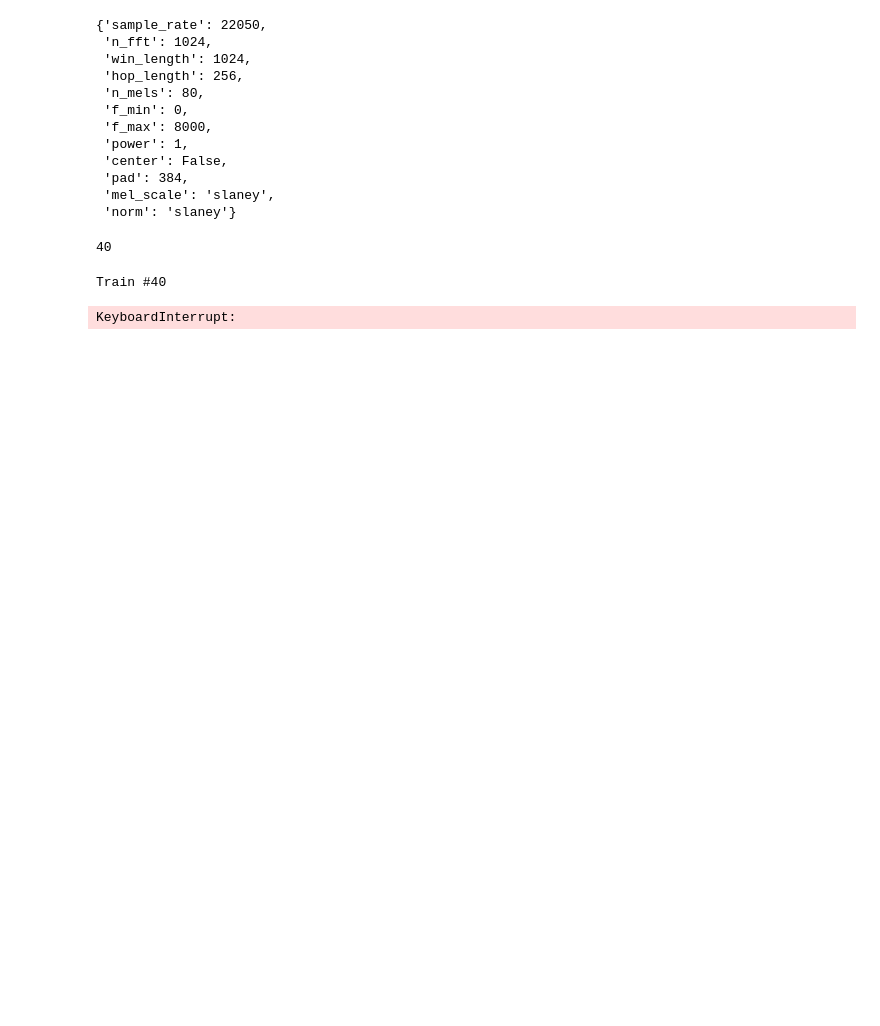
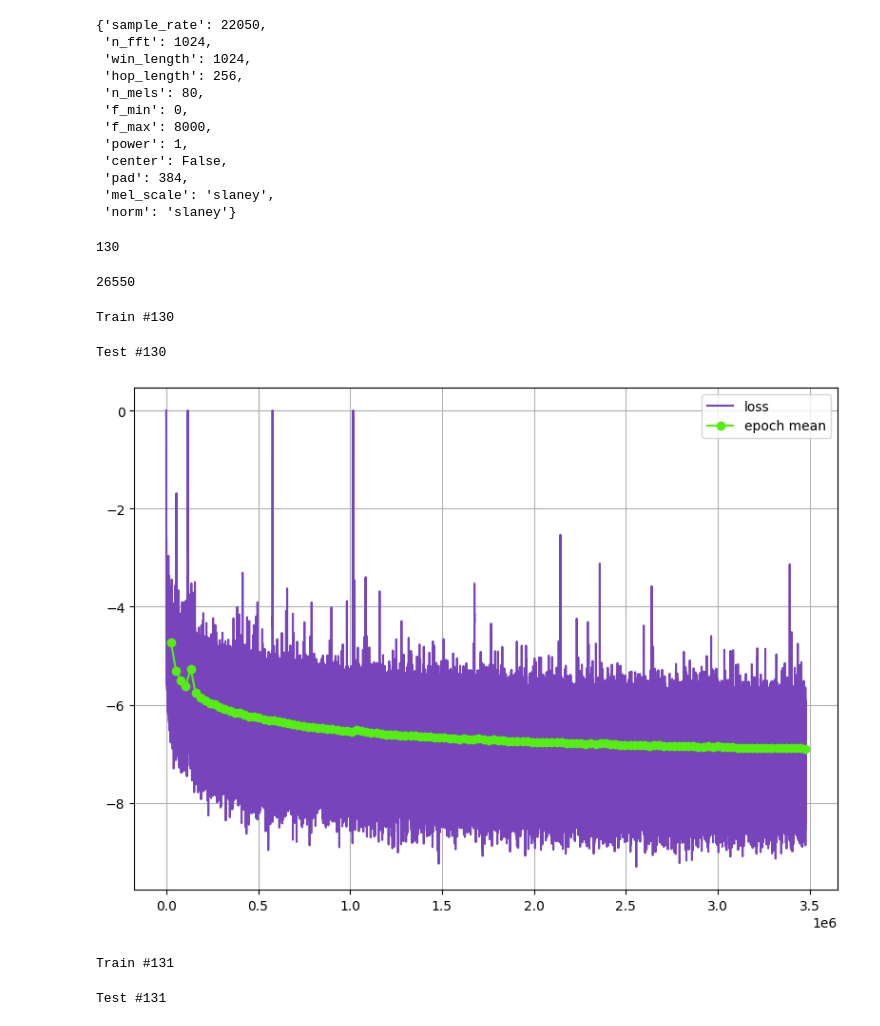
Before and after one commit to vvh413/vocoders, a Jupyter notebook: train_waveglow.ipynb, the cells around one changed output. Saved outputs shown, nothing was run; the diff lists cells and outputs as text; code cells hidden in the pictures; blank space fills up the shorter version.

```diff
--- a/train_waveglow.ipynb
+++ b/train_waveglow.ipynb
@@ -220,8 +232,10 @@ criterion = WaveGlowLoss(sigma=1.0)
 # %%
-def train(epoch, model, opt, dataloader):
-    progress = tqdm(dataloader, desc=f"Train #{epoch}\n")
+def train(epoch, model, opt, dataloader, iter_offset=0):
+    progress = tqdm(dataloader, initial=iter_offset, total=len(dataloader) + iter_offset, desc=f"Train #{epoch}\n")
 
     losses = []
+    if iter_offset != 0:
+        losses = train_losses.pop(-1)
 
     model.train()
     for wav in progress:
@@ -239,7 +253,10 @@ def train(epoch, model, opt, dataloader):
         losses.append(loss.item())
 
         progress.set_description(
-            (f"Epoch #{epoch} | " f"loss: {loss.item():0.3} | " f"epoch mean: {np.mean(losses):0.3} | ")
+            (f"Train #{epoch} | " f"loss: {loss.item():0.3} | " f"epoch mean: {np.mean(losses):0.3} | ")
         )
 
+        if (progress.n + 1) % 2000 == 0:
+            save_checkpoint(model, opt, epoch, progress.n + 1, train_losses + [losses])
+
     return losses
@@ -272,7 +311,16 @@ def test(epoch, model, dataloader, n_samples=10):
 # %%
+torch.backends.cudnn.enabled = True
 torch.backends.cudnn.benchmark = True
-EPOCHS = 100
-EPOCH_OFFSET = 40
+EPOCHS = 132
+
+try:
+    progress = json.load(open(f"models/{MODEL_TAG}/progress.json", "r"))
+    EPOCH_OFFSET = progress["epoch"]
+    ITER_OFFSET = progress["iteration"]
+except:
+    EPOCH_OFFSET = 0
+    ITER_OFFSET = 0
+
 checkpoint = (EPOCH_OFFSET - 1) % 10
 train_losses = []
 
@@ -283,17 +331,30 @@ if EPOCH_OFFSET:
 # %%
 len(train_losses)
 # %% [output]
-40
+130
+# %%
+dataset_train = Subset(dataset, random_indexes[ITER_OFFSET * 4 : train_size])
+dataloader_train = DataLoader(dataset_train, 4, drop_last=True, num_workers=24, pin_memory=True)
+# %%
+len(dataloader_train)
+# %% [output]
+26550
 # %%
-for epoch in range(EPOCH_OFFSET, EPOCHS + EPOCH_OFFSET):
-    train_losses.append(train(epoch, model, opt, dataloader_train))
+for epoch in range(EPOCH_OFFSET, EPOCHS):
+    train_losses.append(train(epoch, model, opt, dataloader_train, ITER_OFFSET))
     test(epoch, model, dataloader_test)
 
-    checkpoint = epoch % 10
+    if ITER_OFFSET != 0:
+        ITER_OFFSET = 0
+        dataset_train = Subset(dataset, random_indexes[:train_size])
+        dataloader_train = DataLoader(dataset_train, 4, drop_last=True, num_workers=24, pin_memory=True)
 
-    torch.save(model.state_dict(), f"models/{MODEL_TAG}/checkpoints/model_{checkpoint}.pt")
-    torch.save(opt.state_dict(), f"models/{MODEL_TAG}/checkpoints/opt_{checkpoint}.pt")
-    json.dump(train_losses, open(f"models/{MODEL_TAG}/losses.json", "w"))
+    save_checkpoint(model, opt, epoch, -1, train_losses)
+    # display.clear_output(True)
+    plot(train_losses)
 # %% [output]
-Train #40
+Train #130
-KeyboardInterrupt:
+Test #130
+[figure, added]
+Train #131
+Test #131
```
Also changed, not shown: parts of 13 cells of this notebook, 2 other files.
